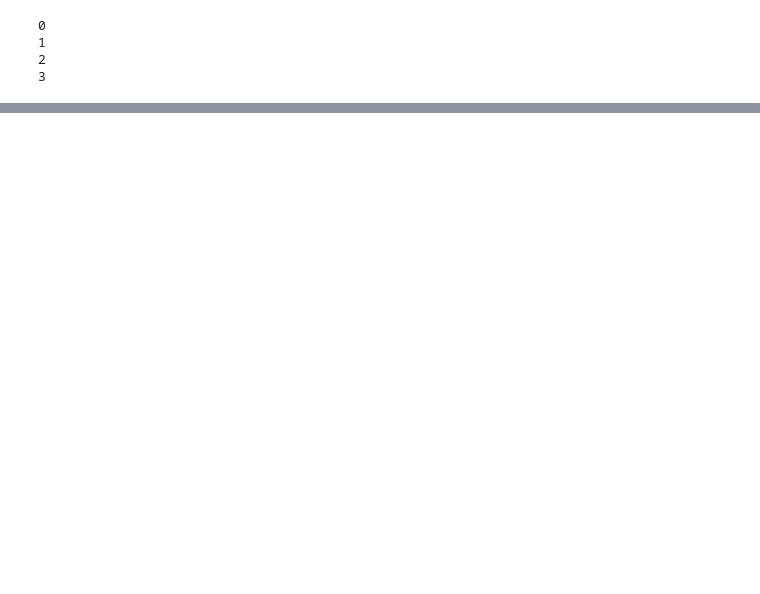
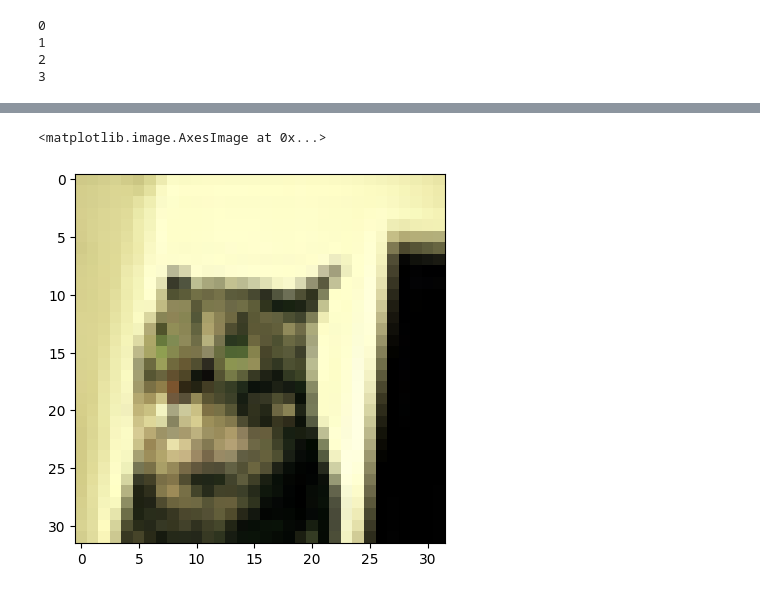
Before and after one commit to sebdixon/Machine-Learning, a Jupyter notebook: 01843211_cw1_MathsML.ipynb, the cells around one changed output, grey strips where cells are left out. Saved outputs shown, nothing was run; the diff lists cells and outputs as text; code cells hidden in the pictures; blank space fills up the shorter version.

```diff
--- a/01843211_cw1_MathsML.ipynb
+++ b/01843211_cw1_MathsML.ipynb
@@ -985,0 +1181,7 @@ plt.legend()
+# %%
+image2 = X_star[ind2].reshape(3, 32, 32)
+image2 = image2.permute(1, 2, 0)
+plt.imshow(image2)
+# %% [output]
+<matplotlib.image.AxesImage at 0x...>
+[figure, added]
```
Also changed, not shown: parts of 51 cells of this notebook.
